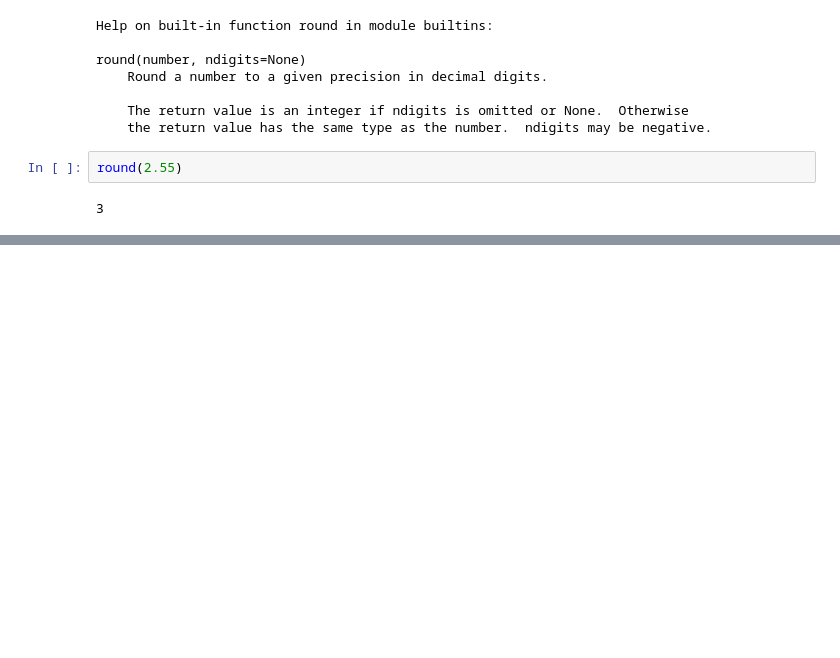
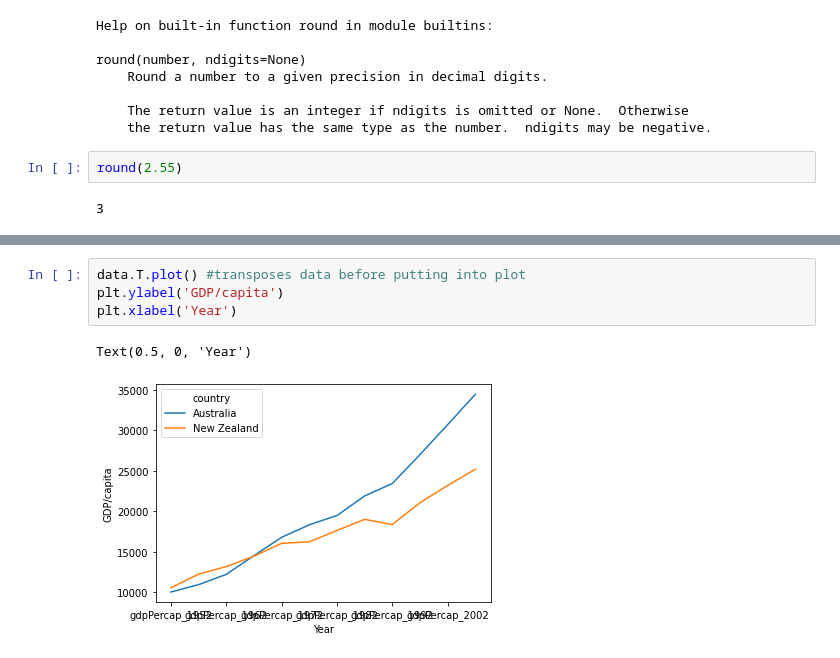
Before and after one commit to dyea21/practcomp, a Jupyter notebook: PracComp2022.ipynb, the cells around one changed output, grey strips where cells are left out. Drawn from its saved outputs; the diff is of its cells as text; blank space fills up the shorter version.

```diff
--- a/PracComp2022.ipynb
+++ b/PracComp2022.ipynb
@@ -199,0 +522,7 @@ round(2.55)
+# %%
+data.T.plot() #transposes data before putting into plot
+plt.ylabel('GDP/capita')
+plt.xlabel('Year')
+# %% [output]
+Text(0.5, 0, 'Year')
+[figure, added]
```
Also changed, not shown: parts of 52 cells of this notebook.
